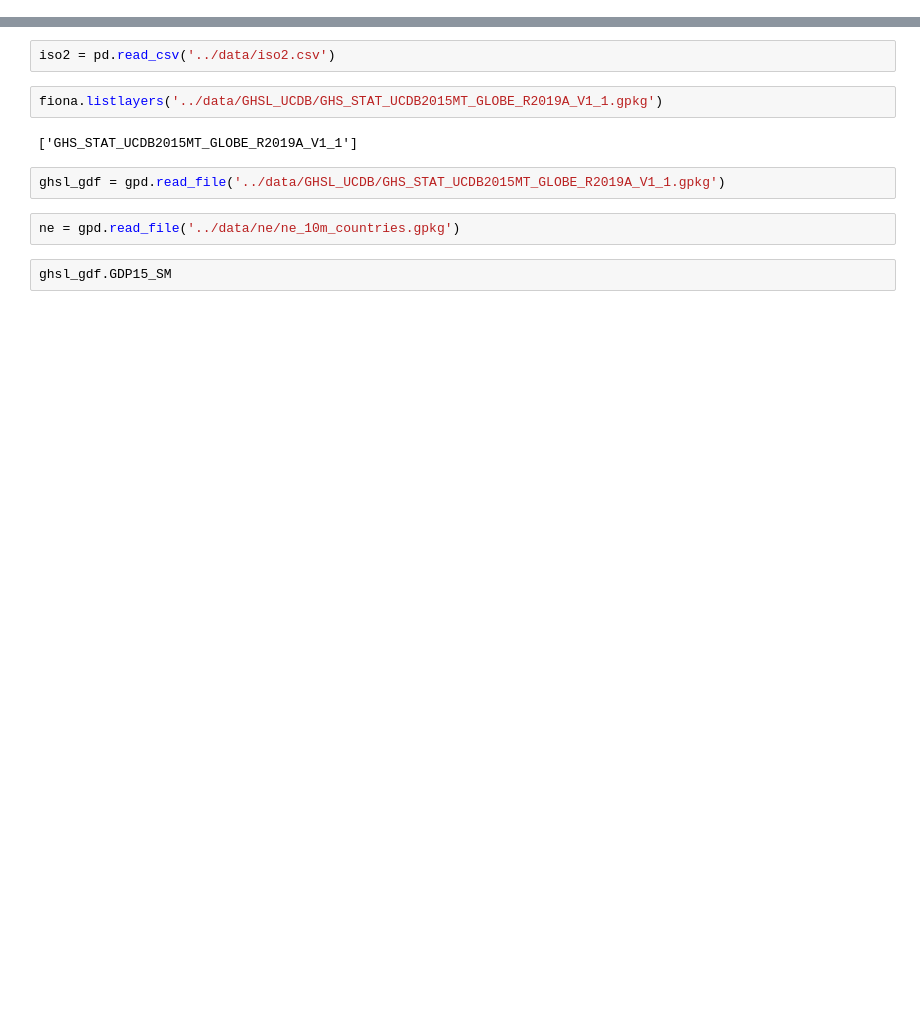
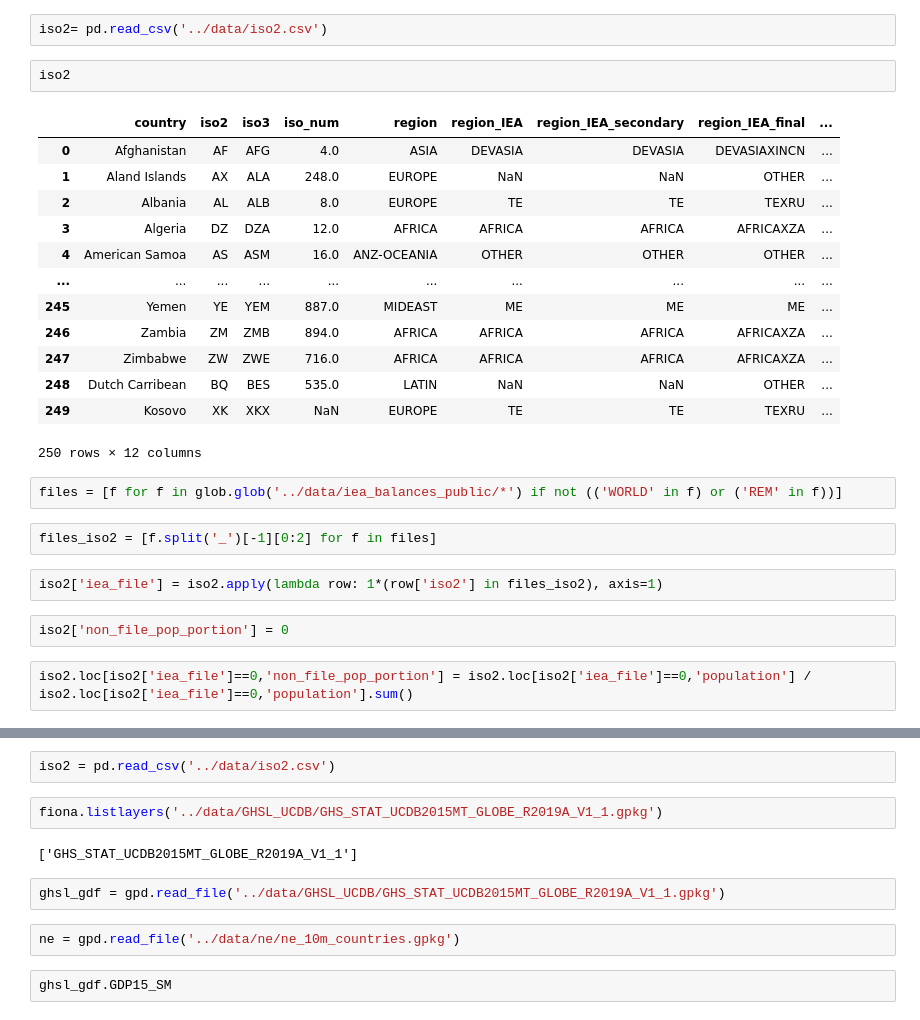
Before and after one commit to Lkruitwagen/global-fossil-fuel-supply-chain, a Jupyter notebook: notebooks/explore.ipynb, the cells around one changed output, grey strips where cells are left out. Saved outputs shown, nothing was run; the diff lists cells and outputs as text; blank space fills up the shorter version.

```diff
--- a/notebooks/explore.ipynb
+++ b/notebooks/explore.ipynb
@@ -10,0 +157,28 @@ files = glob.glob('../data/iea_balances_public/*')
+# %%
+iso2= pd.read_csv('../data/iso2.csv')
+# %%
+iso2
+# %% [output]
+|  | country | iso2 | iso3 | iso_num | region | region_IEA | region_IEA_secondary | region_IEA_final | ... |
+| 0 | Afghanistan | AF | AFG | 4.0 | ASIA | DEVASIA | DEVASIA | DEVASIAXINCN | ... |
+| 1 | Aland Islands | AX | ALA | 248.0 | EUROPE | NaN | NaN | OTHER | ... |
+| 2 | Albania | AL | ALB | 8.0 | EUROPE | TE | TE | TEXRU | ... |
+| 3 | Algeria | DZ | DZA | 12.0 | AFRICA | AFRICA | AFRICA | AFRICAXZA | ... |
+| 4 | American Samoa | AS | ASM | 16.0 | ANZ-OCEANIA | OTHER | OTHER | OTHER | ... |
+| ... | ... | ... | ... | ... | ... | ... | ... | ... | ... |
+| 245 | Yemen | YE | YEM | 887.0 | MIDEAST | ME | ME | ME | ... |
+| 246 | Zambia | ZM | ZMB | 894.0 | AFRICA | AFRICA | AFRICA | AFRICAXZA | ... |
+| 247 | Zimbabwe | ZW | ZWE | 716.0 | AFRICA | AFRICA | AFRICA | AFRICAXZA | ... |
+| 248 | Dutch Carribean | BQ | BES | 535.0 | LATIN | NaN | NaN | OTHER | ... |
+| 249 | Kosovo | XK | XKX | NaN | EUROPE | TE | TE | TEXRU | ... |
+250 rows × 12 columns
+# %%
+files = [f for f in glob.glob('../data/iea_balances_public/*') if not (('WORLD' in f) or ('REM' in f))]
+# %%
+files_iso2 = [f.split('_')[-1][0:2] for f in files]
+# %%
+iso2['iea_file'] = iso2.apply(lambda row: 1*(row['iso2'] in files_iso2), axis=1)
+# %%
+iso2['non_file_pop_portion'] = 0
+# %%
+iso2.loc[iso2['iea_file']==0,'non_file_pop_portion'] = iso2.loc[iso2['iea_file']==0,'population'] / iso2.loc[iso2['iea_file']==0,'population'].sum()
```
Also changed, not shown: parts of 62 cells of this notebook, 1 other file.
